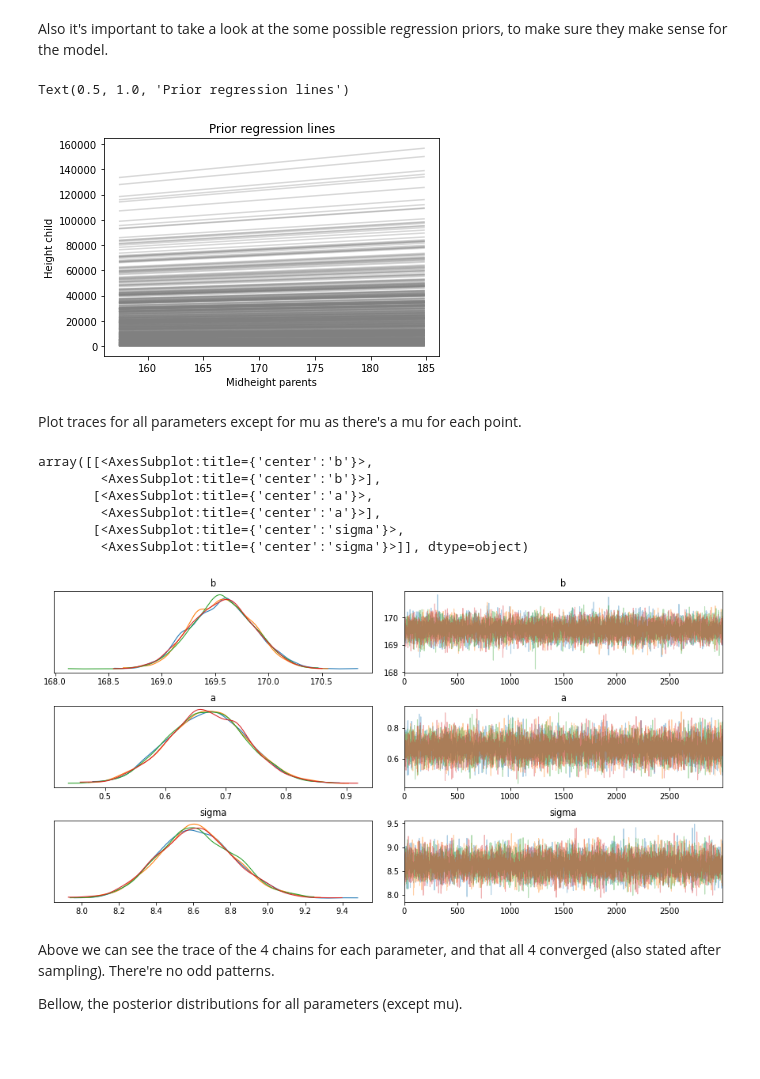
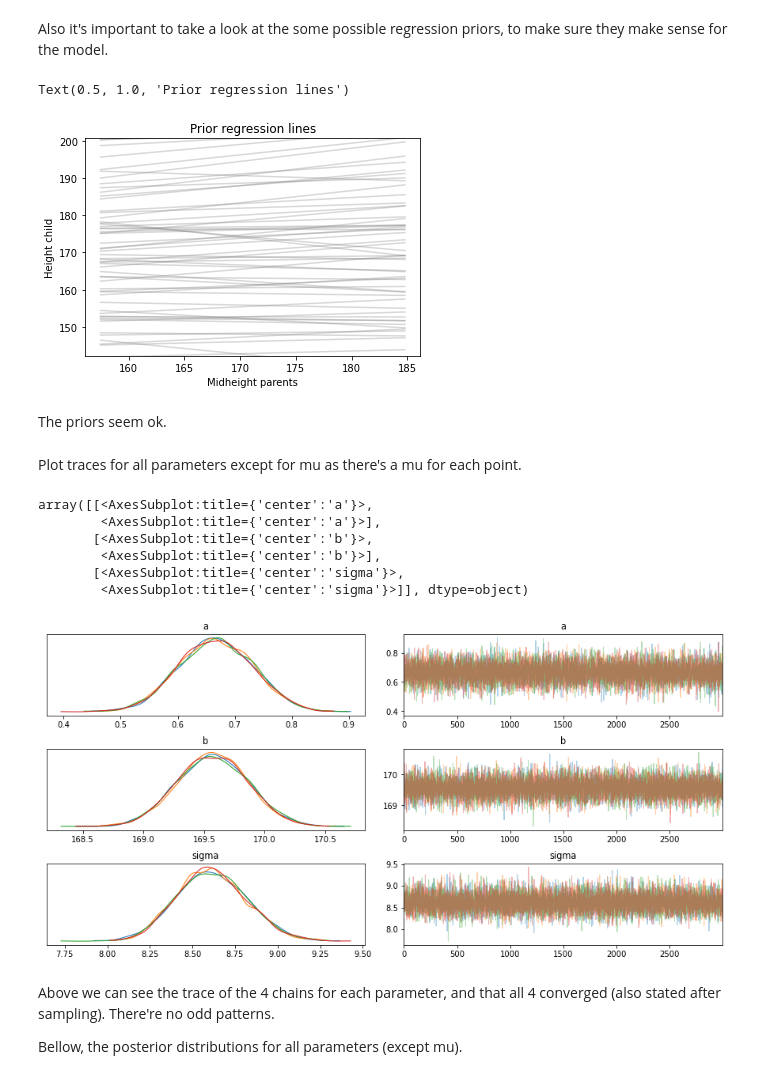
Before and after one commit to elisiojsj/Data-Science, a Jupyter notebook: Galton_Hereditary_Stature-analysis.ipynb, the cells around one changed output. Cells and saved outputs as stored; diff of their text form; code cells hidden in the pictures; blank space fills up the shorter version.

Commit message:
adjusted priors plot and changed priors

```diff
--- a/Galton_Hereditary_Stature-analysis.ipynb
+++ b/Galton_Hereditary_Stature-analysis.ipynb
@@ -164,9 +164,10 @@ samp_size = 4000
 x_mean = df.mid_parents.mean()
 
 with pm.Model() as model:
-    alpha = 1.0/df['mid_parents'].mean()
+    #alpha = 1.0/df['mid_parents'].mean()
+    #a = pm.Exponential('a', alpha)
 
-    a = pm.Exponential('a', alpha)
+    a = pm.Normal('a', 0, 1)
     b = pm.Normal('b', mu=150, sd=25)
 
     sigma = pm.Uniform('sigma', lower=0, upper=20)
@@ -197,29 +198,32 @@ with model:
 # %%
 x = np.linspace(df['mid_parents'].min(), df['mid_parents'].max(), 100)
 
 for a, b in zip(priors['a'][50:], priors['b'][50:]):
     y = a*x + b
     plt.plot(x, y, color='gray', alpha=0.3)
 
+plt.ylim(df['height'].min(), df['height'].max())
 plt.xlabel('Midheight parents')
 plt.ylabel('Height child')
 plt.title('Prior regression lines')
 # %% [output]
 Text(0.5, 1.0, 'Prior regression lines')
-[figure, old version]
+[figure, new version]
+# %% [markdown]
+The priors seem ok.
 # %% [markdown]
 Plot traces for all parameters except for mu as there's a mu for each point.
 # %%
 varnames = ["~mu"]
 az.plot_trace(burned_trace, varnames)
 # %% [output]
-array([[<AxesSubplot:title={'center':'b'}>,
+array([[<AxesSubplot:title={'center':'a'}>,
+        <AxesSubplot:title={'center':'a'}>],
+       [<AxesSubplot:title={'center':'b'}>,
         <AxesSubplot:title={'center':'b'}>],
-       [<AxesSubplot:title={'center':'a'}>,
-        <AxesSubplot:title={'center':'a'}>],
        [<AxesSubplot:title={'center':'sigma'}>,
         <AxesSubplot:title={'center':'sigma'}>]], dtype=object)
-[figure, old version]
+[figure, new version]
 # %% [markdown]
 Above we can see the trace of the 4 chains for each parameter, and that all 4 converged (also stated after sampling). There're no odd patterns.<br>
 
```
Also changed, not shown: parts of 8 cells of this notebook.
